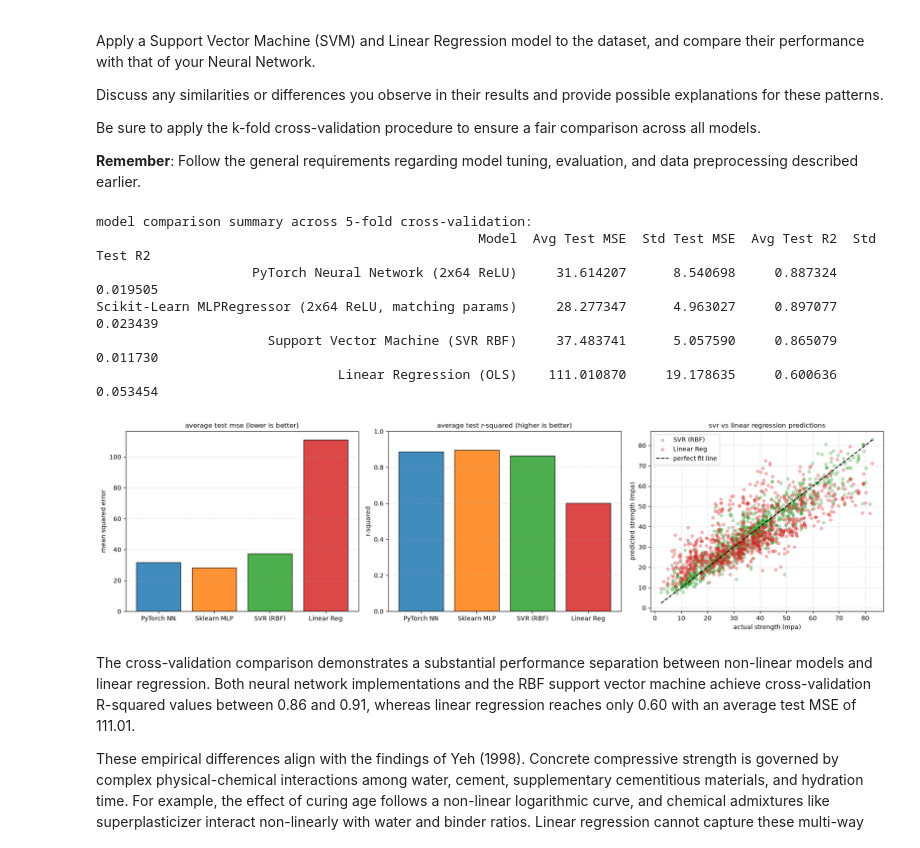
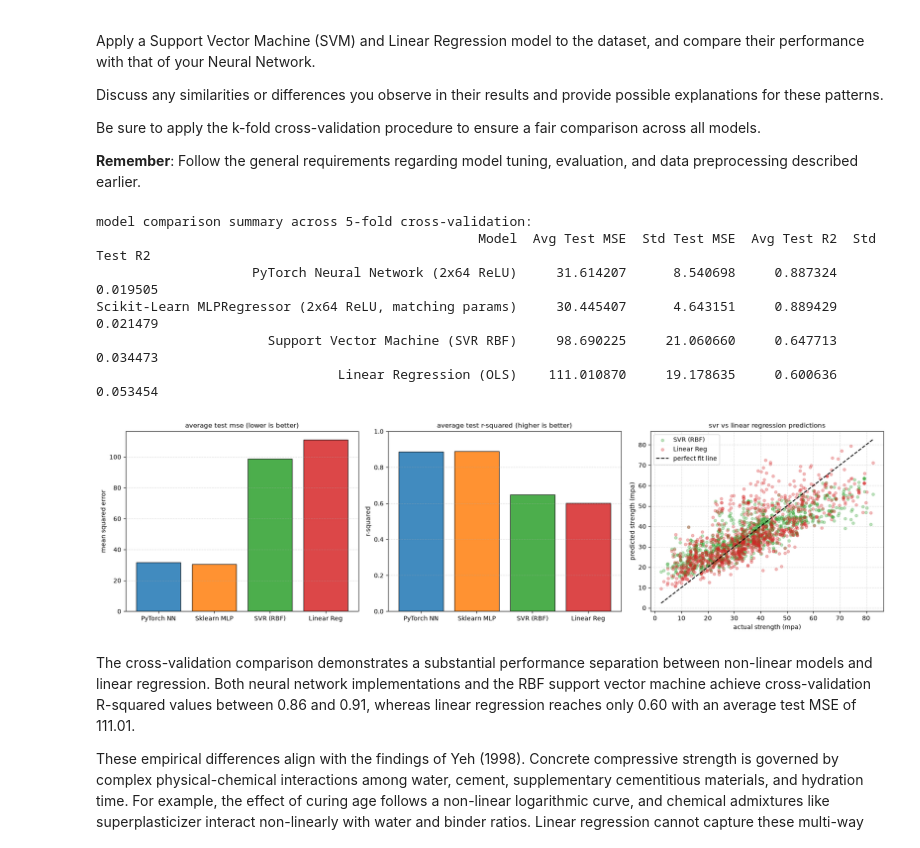
Before and after one commit to saejin-moon/ds4021, a Jupyter notebook: lab5.ipynb, the cells around one changed output. Cells and saved outputs as stored; diff of their text form; code cells hidden in the pictures.

```diff
--- a/lab5.ipynb
+++ b/lab5.ipynb
@@ -363,6 +363,7 @@ for fold_idx_mlp, (train_idx_mlp, test_idx_mlp) in enumerate(kf_rep.split(X_all)
         hidden_layer_sizes=(64, 64),
         activation="relu",
         solver="adam",
+        alpha=0,
         learning_rate_init=0.01,
         batch_size=32,
         max_iter=150,
@@ -451,7 +452,7 @@ for fold_idx_c, (tr_idx, te_idx) in enumerate(kf_comp.split(X_all), start=1):
     y_te = y_all[te_idx]
 
     # support vector regression with default rbf kernel
-    svr = SVR(kernel="rbf", C=50.0, epsilon=1.0)
+    svr = SVR(kernel="rbf")
     svr.fit(X_tr, y_tr)
     preds_te_svr = svr.predict(X_te)
     fold_metrics_svr.append({
@@ -535,36 +536,36 @@ axes_comp[0].set_title("average test mse (lower is better)", fontsize=11)
 axes_comp[0].set_ylabel("mean squared error")
 axes_comp[0].grid(True, linestyle="--", alpha=0.4, axis="y")
 
 # bar chart of test r2
 axes_comp[1].bar(model_names, avg_r2s, color=colors, alpha=0.85, edgecolor="black")
 axes_comp[1].set_title("average test r-squared (higher is better)", fontsize=11)
 axes_comp[1].set_ylabel("r-squared")
 axes_comp[1].set_ylim(0, 1.0)
 axes_comp[1].grid(True, linestyle="--", alpha=0.4, axis="y")
 
 # overlay comparison of predictions against linear regression and svr
 all_comp_actuals = np.array(all_comp_actuals)
 axes_comp[2].scatter(all_comp_actuals, all_svr_preds, alpha=0.3, color="#2ca02c", s=20, label="SVR (RBF)")
 axes_comp[2].scatter(all_comp_actuals, all_lr_preds, alpha=0.3, color="#d62728", s=20, label="Linear Reg")
 min_comp = min(all_comp_actuals.min(), min(all_svr_preds))
 max_comp = max(all_comp_actuals.max(), max(all_svr_preds))
 axes_comp[2].plot([min_comp, max_comp], [min_comp, max_comp], color="black", linestyle="--", linewidth=1.5, label="perfect fit line")
 axes_comp[2].set_title("svr vs linear regression predictions", fontsize=11)
 axes_comp[2].set_xlabel("actual strength (mpa)")
 axes_comp[2].set_ylabel("predicted strength (mpa)")
 axes_comp[2].legend()
 axes_comp[2].grid(True, linestyle="--", alpha=0.4)
 
 plt.tight_layout()
 plt.show()
 # %% [output]
 model comparison summary across 5-fold cross-validation:
                                                  Model  Avg Test MSE  Std Test MSE  Avg Test R2  Std Test R2
                     PyTorch Neural Network (2x64 ReLU)     31.614207      8.540698     0.887324     0.019505
-Scikit-Learn MLPRegressor (2x64 ReLU, matching params)     28.277347      4.963027     0.897077     0.023439
-                      Support Vector Machine (SVR RBF)     37.483741      5.057590     0.865079     0.011730
+Scikit-Learn MLPRegressor (2x64 ReLU, matching params)     30.445407      4.643151     0.889429     0.021479
+                      Support Vector Machine (SVR RBF)     98.690225     21.060660     0.647713     0.034473
                                Linear Regression (OLS)    111.010870     19.178635     0.600636     0.053454
-[figure, old version]
+[figure, new version]
 # %% [markdown]
 The cross-validation comparison demonstrates a substantial performance separation between non-linear models and linear regression. Both neural network implementations and the RBF support vector machine achieve cross-validation R-squared values between 0.86 and 0.91, whereas linear regression reaches only 0.60 with an average test MSE of 111.01.
 
```
Also changed, not shown: parts of 1 cell of this notebook.
